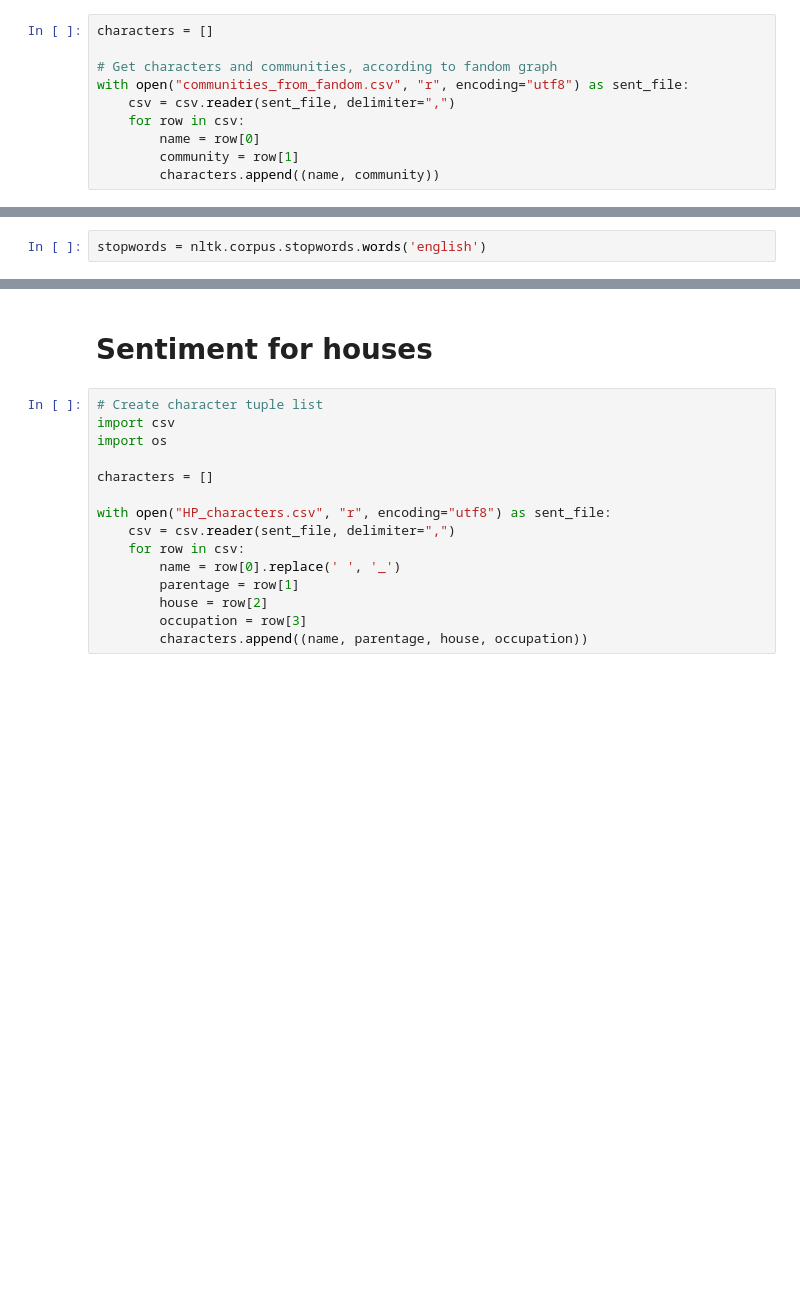
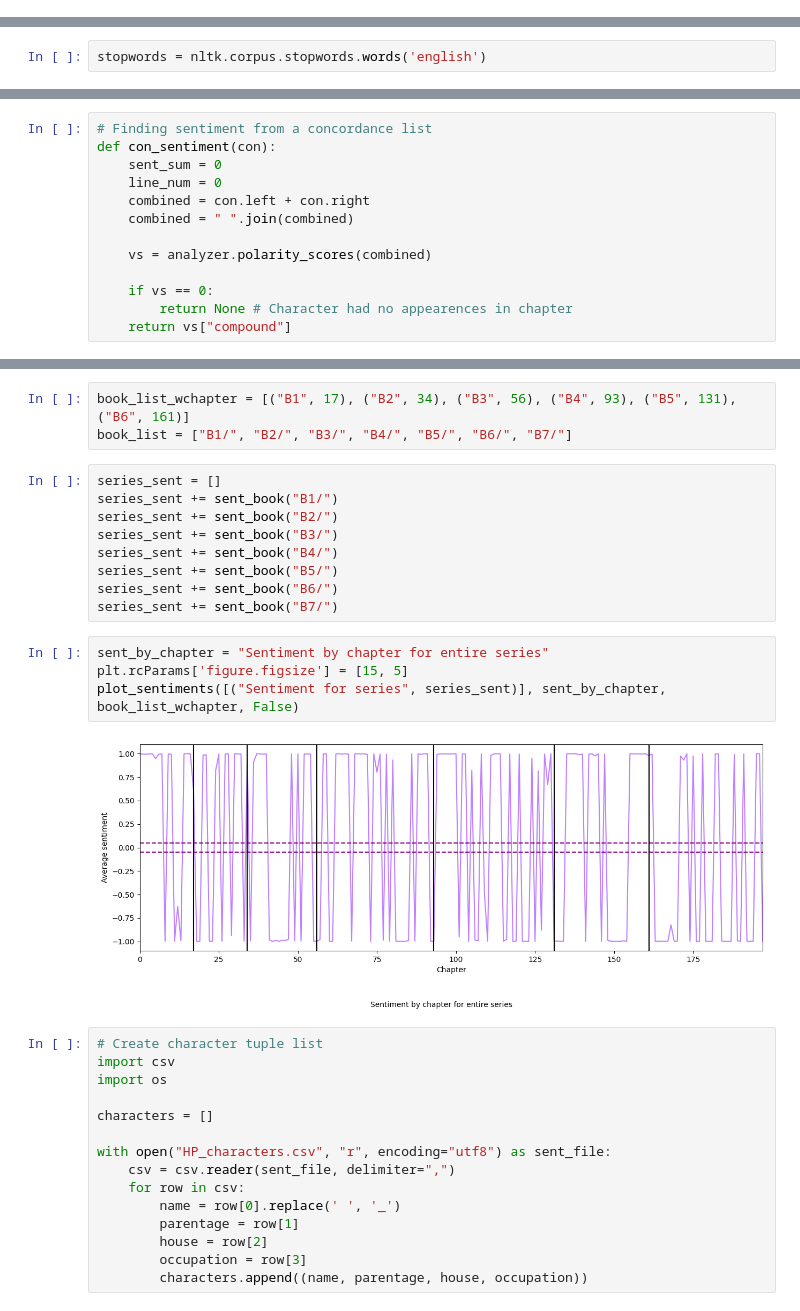
Before and after one commit to pete414n/02805SG, a Jupyter notebook: project/Text.ipynb, the cells around one changed output, grey strips where cells are left out. Cells and saved outputs as stored; diff of their text form; blank space fills up the shorter version.

```diff
--- a/project/Text.ipynb
+++ b/project/Text.ipynb
@@ -37,10 +38,0 @@ text.dispersion_plot(["Harry", "Voldemort", "Snape", "Luna", "Neville", "Nagini"
-# %%
-characters = []
-
-# Get characters and communities, according to fandom graph
-with open("communities_from_fandom.csv", "r", encoding="utf8") as sent_file:
-    csv = csv.reader(sent_file, delimiter=",")
-    for row in csv:
-        name = row[0]
-        community = row[1]
-        characters.append((name, community))
@@ -140,0 +151,13 @@ plt_labmt = plt
+# %%
+# Finding sentiment from a concordance list
+def con_sentiment(con):
+    sent_sum = 0
+    line_num = 0
+    combined = con.left + con.right
+    combined = " ".join(combined)
+
+    vs = analyzer.polarity_scores(combined)
+
+    if vs == 0:
+        return None # Character had no appearences in chapter
+    return vs["compound"]
@@ -290,5 +397,21 @@ def plot_sentiments(sentiment_by_character, figure_text, xs_vertical_lines):
-# %% [markdown]
-# Sentiment for houses
+# %%
+book_list_wchapter = [("B1", 17), ("B2", 34), ("B3", 56), ("B4", 93), ("B5", 131), ("B6", 161)]
+book_list = ["B1/", "B2/", "B3/", "B4/", "B5/", "B6/", "B7/"]
+# %%
+series_sent = []
+series_sent += sent_book("B1/")
+series_sent += sent_book("B2/")
+series_sent += sent_book("B3/")
+series_sent += sent_book("B4/")
+series_sent += sent_book("B5/")
+series_sent += sent_book("B6/")
+series_sent += sent_book("B7/")
+# %%
+sent_by_chapter = "Sentiment by chapter for entire series"
+plt.rcParams['figure.figsize'] = [15, 5]
+plot_sentiments([("Sentiment for series", series_sent)], sent_by_chapter, book_list_wchapter, False)
+# %% [output]
+[figure, added]
 # %%
 # Create character tuple list
 import csv
```
Also changed, not shown: parts of 70 cells of this notebook.
